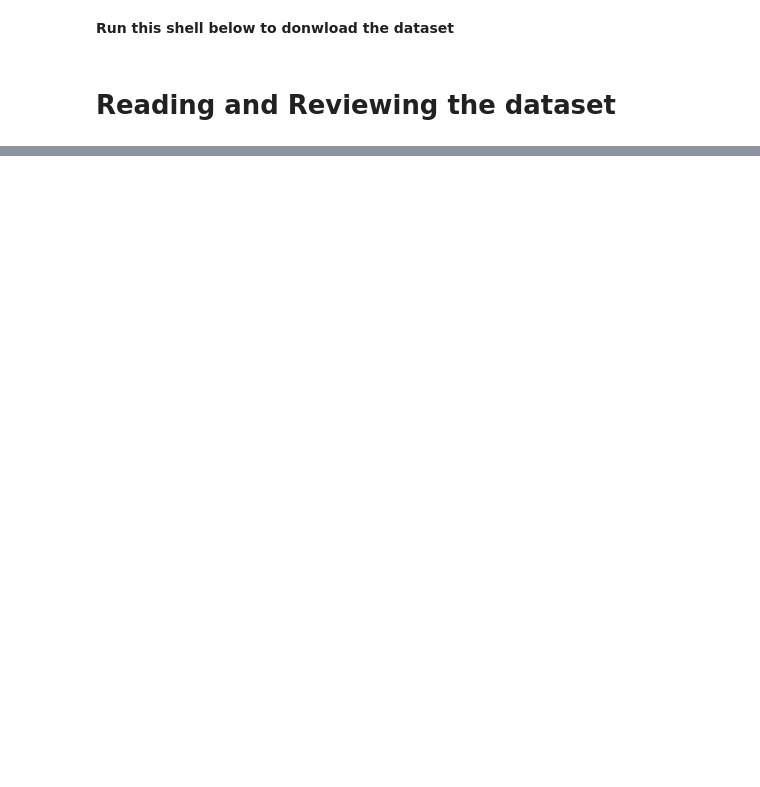
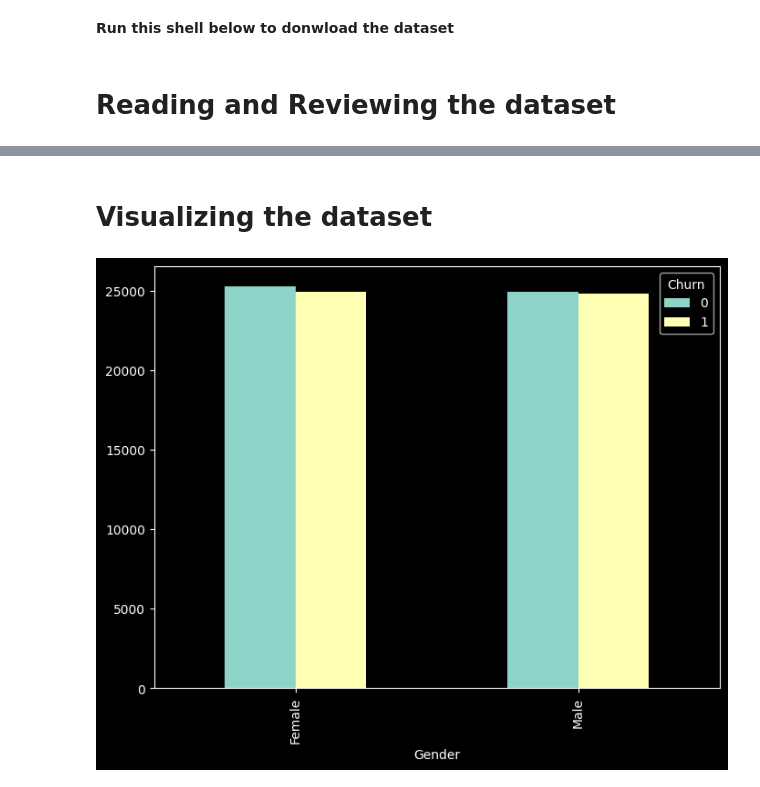
Before and after one commit to ravindra-pandey/machine_learning_projects, a Jupyter notebook: costomer_churn_prediction/main.ipynb, the cells around one changed output, grey strips where cells are left out. Drawn from its saved outputs; the diff is of its cells as text; code cells hidden in the pictures; blank space fills up the shorter version.

```diff
--- a/costomer_churn_prediction/main.ipynb
+++ b/costomer_churn_prediction/main.ipynb
@@ -31,0 +103,2 @@ data.head()
+# %%
+data.drop(["CustomerID","Name"],axis=1,inplace=True)
@@ -31,0 +121,9 @@ data.head()
+# %% [markdown]
+# Visualizing the dataset
+# %%
+grouped = data.groupby(['Gender', 'Churn']).size().unstack(fill_value=0)
+
+# Create a bar chart
+ax = grouped.plot(kind='bar',  figsize=(8, 6))
+# %% [output]
+[figure, added]
```
Also changed, not shown: parts of 12 cells of this notebook, 2 other files.
